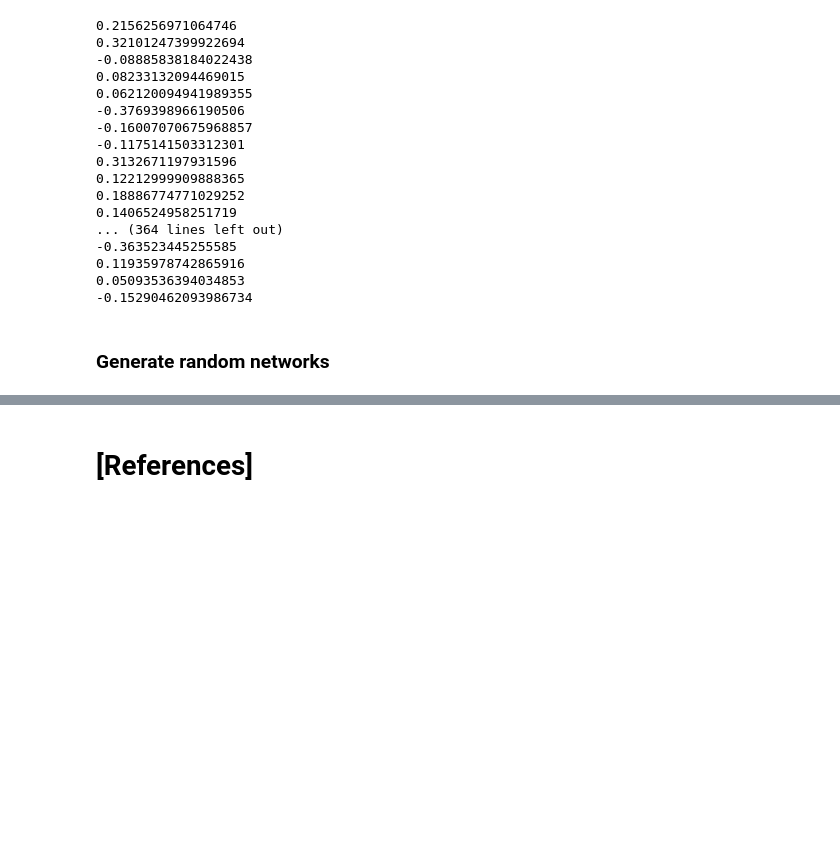
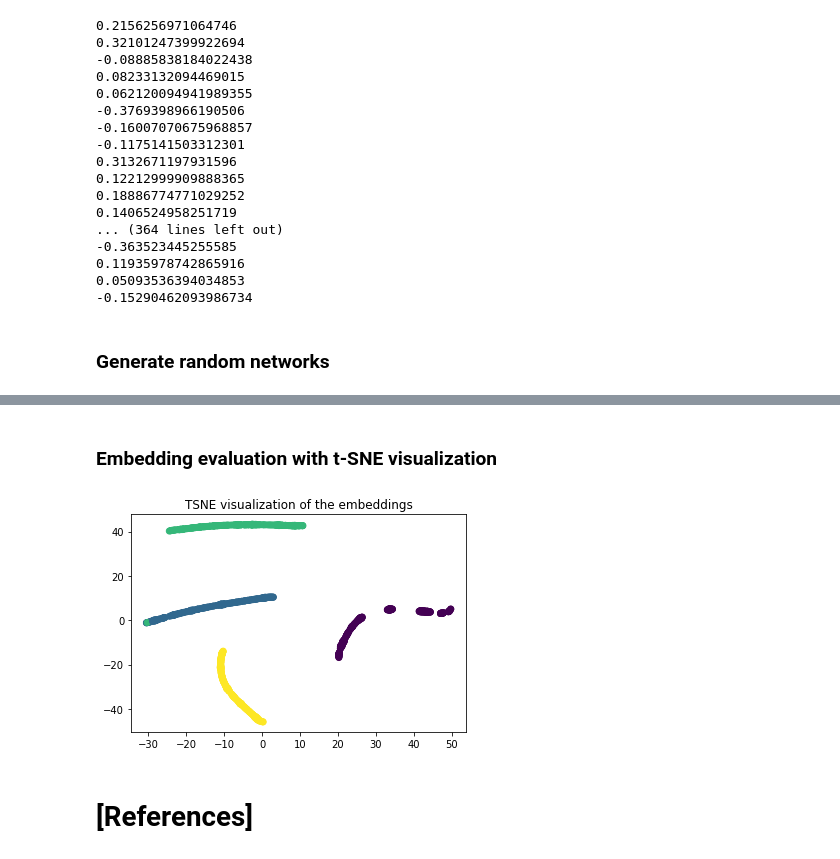
Before and after one commit to michavcr/Deep-Networks-for-Graph-Representation, a Jupyter notebook: notebook/deepDTnet.ipynb, the cells around one changed output, grey strips where cells are left out. Drawn from its saved outputs; the diff is of its cells as text; code cells hidden in the pictures; blank space fills up the shorter version.

Commit message:
random graphs generation and t-SNE for embedding visualisation

```diff
--- a/notebook/deepDTnet.ipynb
+++ b/notebook/deepDTnet.ipynb
@@ -444,3 +727,40 @@ np.sum(dp_net)/(N_rand_drugs*N_rand_targets)
+# %% [markdown]
+### Embedding evaluation with t-SNE visualization
+# %%
+from sklearn.manifold import TSNE
+
+def visualize_TSNE(embeddings,target):
+    tsne = TSNE(n_components=2, init='pca',
+                         random_state=0, perplexity=30)
+    data = tsne.fit_transform(embeddings)
+    #plt.figure(figsize=(12, 6))
+    plt.title("TSNE visualization of the embeddings")
+    plt.scatter(data[:,0],data[:,1],c=target)
+
+    return
+# %%
+def get_embeddings(train_loader, N, model, size_encoded=100):
+    trainiter = iter(train_loader)
+    embeddings = np.zeros((N, size_encoded))
+
+    for i,q in enumerate(trainiter):
+        embedded = model.encoder(q[0]).detach().numpy()
+        embeddings[i,:] = embedded.reshape((size_encoded,))
+
+    return(embeddings)
+# %%
+embeddings=get_embeddings(train_loader, N_rand_drugs, model)
+# %%
+cmps = connected_components(dd_net)
+targets = [0 for i in range(N_rand_drugs)]
+
+for i, cmp in enumerate(cmps):
+    for n in cmp:
+        targets[n] = i
+# %%
+visualize_TSNE(embeddings, targets)
+# %% [output]
+[figure, added]
 # %% [markdown]
 # [References]
 # %% [markdown]
```
Also changed, not shown: parts of 26 cells of this notebook.
